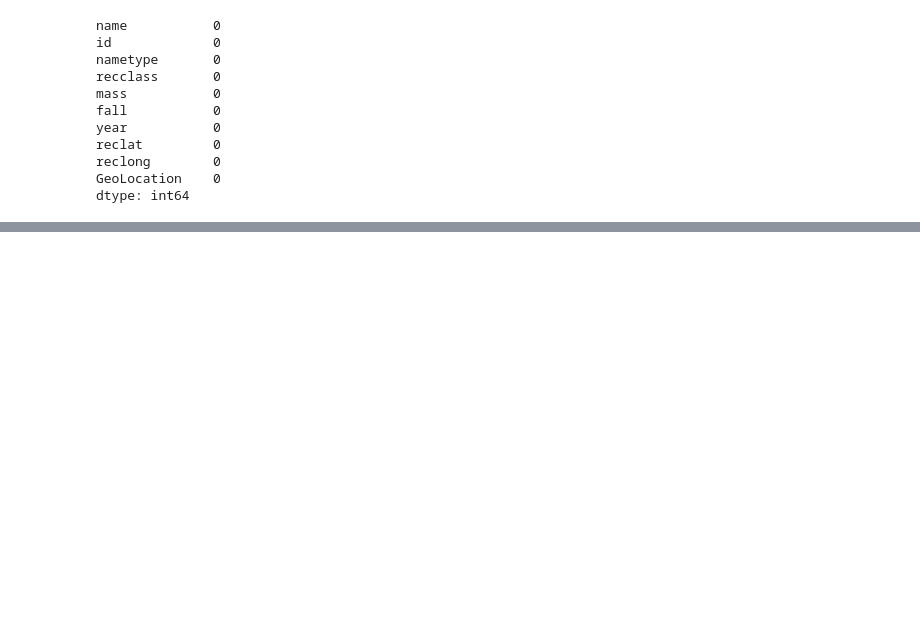
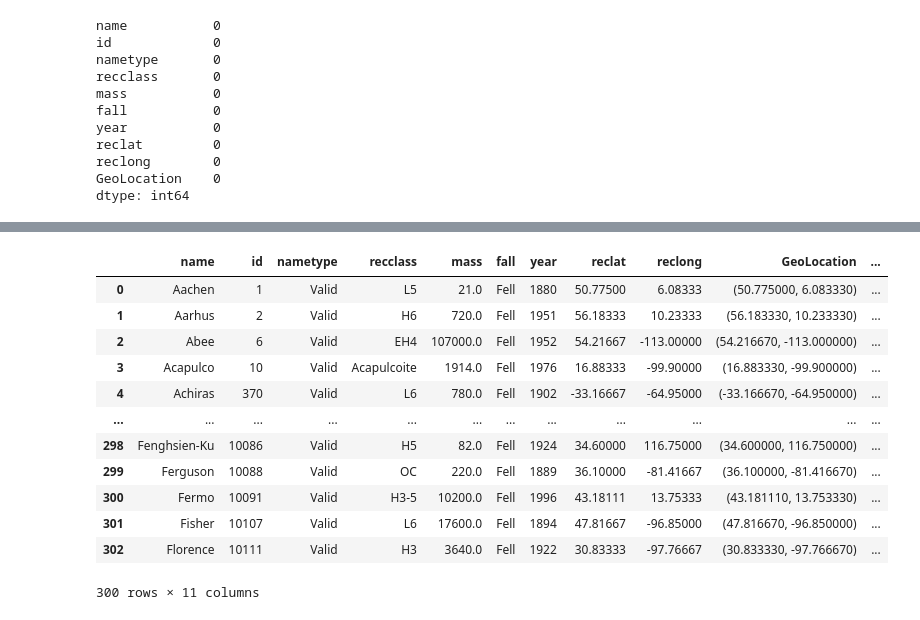
Before and after one commit to skandarblue/altairpresentation, a Jupyter notebook: Untitled.ipynb, the cells around one changed output, grey strips where cells are left out. Saved outputs shown, nothing was run; the diff lists cells and outputs as text; code cells hidden in the pictures; blank space fills up the shorter version.

```diff
--- a/Untitled.ipynb
+++ b/Untitled.ipynb
@@ -249,0 +344,21 @@ Length: 1, dtype: period[A-DEC]
+# %%
+bins = [-float('inf'), 0.0001, 5, 100, 500, float('inf')]
+labels = ['NE', 'Light', 'Medium', 'Heavy', 'Very Heavy']
+# %%
+dbm['mass category'] = pd.cut(dbm['mass'], bins=bins, labels=labels, right=False)
+# %%
+dbm.head(300)
+# %% [output]
+|  | name | id | nametype | recclass | mass | fall | year | reclat | reclong | GeoLocation | ... |
+| 0 | Aachen | 1 | Valid | L5 | 21.0 | Fell | 1880 | 50.77500 | 6.08333 | (50.775000, 6.083330) | ... |
+| 1 | Aarhus | 2 | Valid | H6 | 720.0 | Fell | 1951 | 56.18333 | 10.23333 | (56.183330, 10.233330) | ... |
+| 2 | Abee | 6 | Valid | EH4 | 107000.0 | Fell | 1952 | 54.21667 | -113.00000 | (54.216670, -113.000000) | ... |
+| 3 | Acapulco | 10 | Valid | Acapulcoite | 1914.0 | Fell | 1976 | 16.88333 | -99.90000 | (16.883330, -99.900000) | ... |
+| 4 | Achiras | 370 | Valid | L6 | 780.0 | Fell | 1902 | -33.16667 | -64.95000 | (-33.166670, -64.950000) | ... |
+| ... | ... | ... | ... | ... | ... | ... | ... | ... | ... | ... | ... |
+| 298 | Fenghsien-Ku | 10086 | Valid | H5 | 82.0 | Fell | 1924 | 34.60000 | 116.75000 | (34.600000, 116.750000) | ... |
+| 299 | Ferguson | 10088 | Valid | OC | 220.0 | Fell | 1889 | 36.10000 | -81.41667 | (36.100000, -81.416670) | ... |
+| 300 | Fermo | 10091 | Valid | H3-5 | 10200.0 | Fell | 1996 | 43.18111 | 13.75333 | (43.181110, 13.753330) | ... |
+| 301 | Fisher | 10107 | Valid | L6 | 17600.0 | Fell | 1894 | 47.81667 | -96.85000 | (47.816670, -96.850000) | ... |
+| 302 | Florence | 10111 | Valid | H3 | 3640.0 | Fell | 1922 | 30.83333 | -97.76667 | (30.833330, -97.766670) | ... |
+300 rows × 11 columns
```
Also changed, not shown: parts of 18 cells of this notebook.
